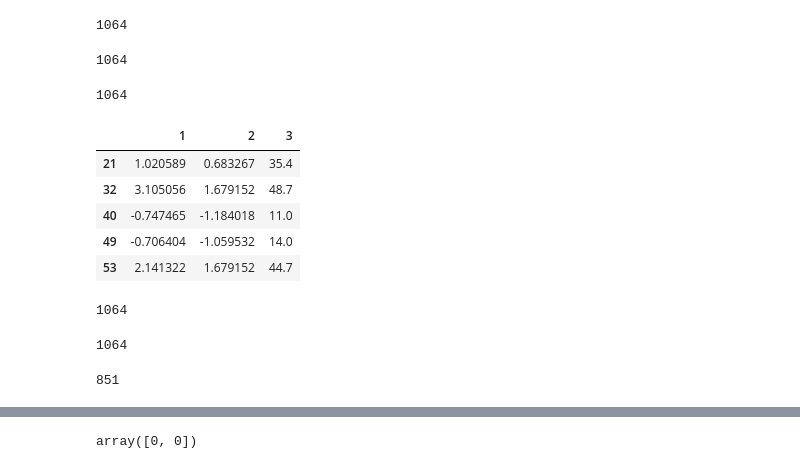
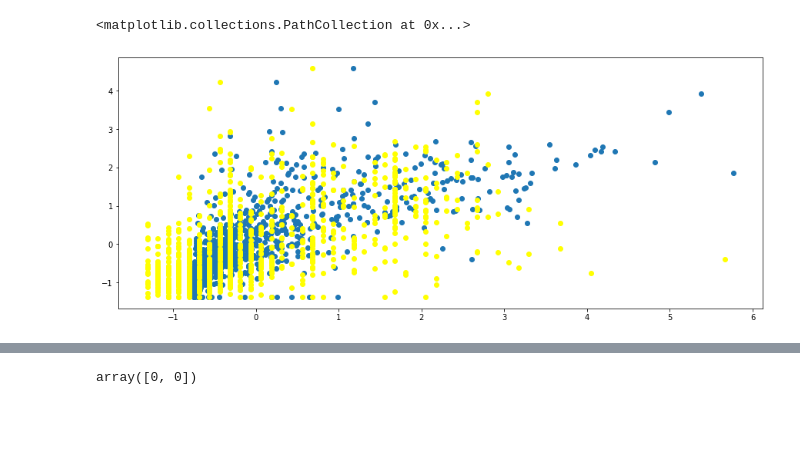
Before and after one commit to Yeghon/CCI508, a Jupyter notebook: multivariate test 02.ipynb, the cells around one changed output, grey strips where cells are left out. Cells and saved outputs as stored; diff of their text form; code cells hidden in the pictures; blank space fills up the shorter version.

```diff
--- a/multivariate test 02.ipynb
+++ b/multivariate test 02.ipynb
@@ -68,4 +59,0 @@ df.head()
-# %%
-x1 = df[1]
-x2 = df[2]
-y1 = df[3]
@@ -199,42 +60,15 @@ x12
-# %%
-len(x11)
-# %% [output]
-1064
-# %%
-len(x11)
-# %% [output]
-1064
-# %%
-len(y1)
-# %% [output]
-1064
-# %%
-df = pd.DataFrame({"1": x11, "2":x12, "3":y1})
-df.head()
-# %% [output]
-|  | 1 | 2 | 3 |
-| 21 | 1.020589 | 0.683267 | 35.4 |
-| 32 | 3.105056 | 1.679152 | 48.7 |
-| 40 | -0.747465 | -1.184018 | 11.0 |
-| 49 | -0.706404 | -1.059532 | 14.0 |
-| 53 | 2.141322 | 1.679152 | 44.7 |
+# %%
+plt.figure(figsize=(15, 6))
+plt.scatter(x1, y1)
+plt.scatter(x2, y1, color='yellow')
+# %% [output]
+<matplotlib.collections.PathCollection at 0x...>
+[figure, added]
 # %%
 X = df[["1","2"]]
 y = df[["3"]]
-# %%
-len(X)
-# %% [output]
-1064
-# %%
-len(y)
-# %% [output]
-1064
 # %%
 XTrain  = X[:851]
 XTest =  X[851:]
 yTrain  = y[:851]
 yTest =  y[851:]
-# %%
-len(XTrain)
-# %% [output]
-851
```
Also changed, not shown: parts of 43 cells of this notebook.
